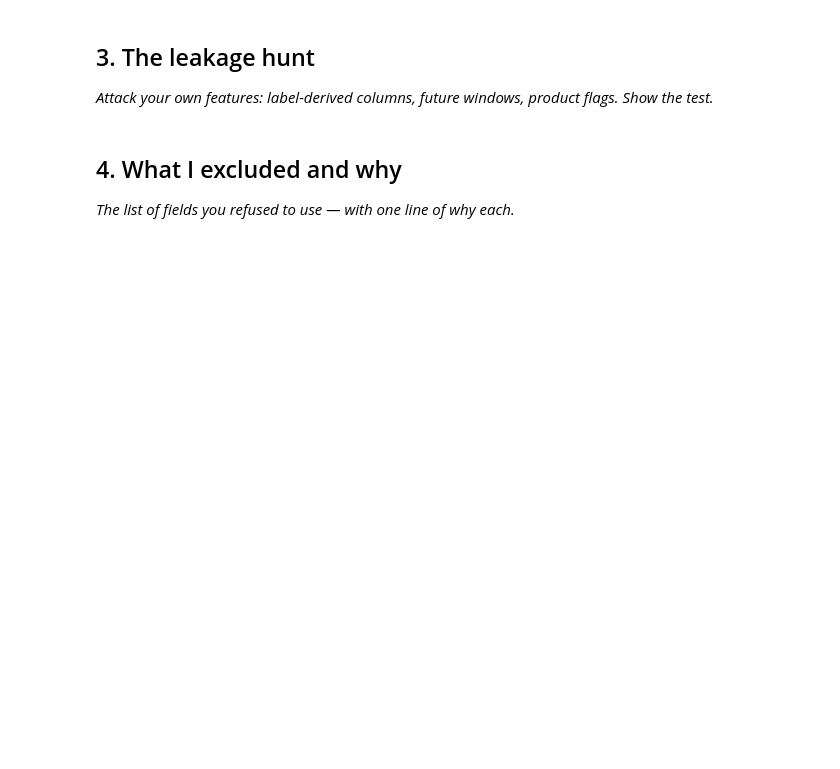
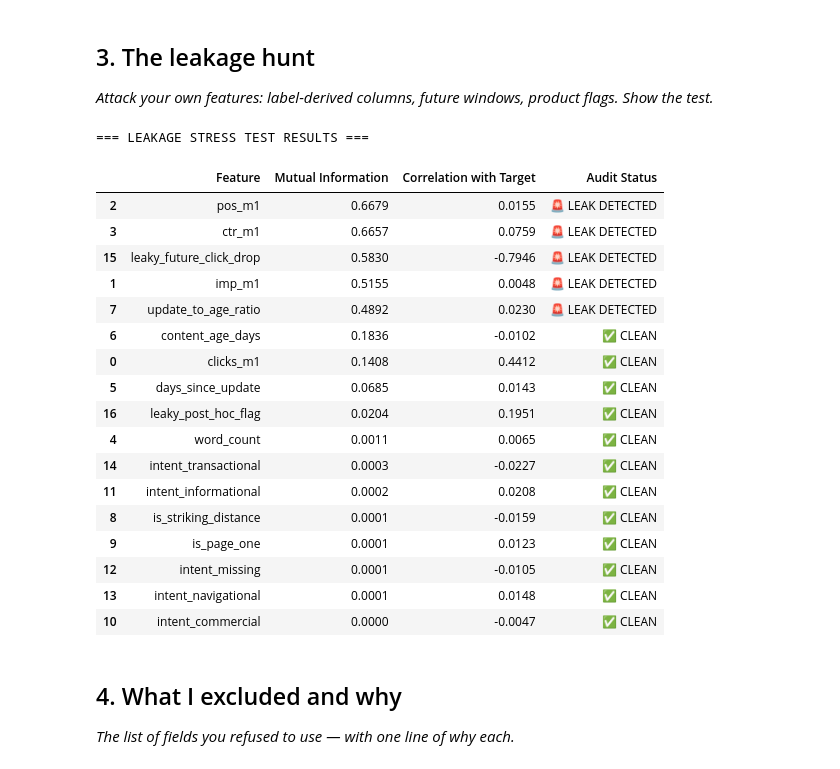
Before and after one commit to nishu-0618/flyrank-ml-internship, a Jupyter notebook: work/notebooks/w03_feature_leakage_check.ipynb, the cells around one changed output. Drawn from its saved outputs; the diff is of its cells as text; code cells hidden in the pictures; blank space fills up the shorter version.

```diff
--- a/work/notebooks/w03_feature_leakage_check.ipynb
+++ b/work/notebooks/w03_feature_leakage_check.ipynb
@@ -30,3 +120,55 @@ This skeleton is yours to fill. Work the sections **in order** — each one has
+# %%
+import numpy as np
+import pandas as pd
+from sklearn.metrics import mutual_info_score
+
+# 1. Simulate suspicious / leaky features to stress-test the validation pipeline
+df['leaky_future_click_drop'] = df['clicks_m2'] - df['clicks_m1']  # Direct label component
+df['leaky_post_hoc_flag'] = (df['clicks_m2'] < 5).astype(int)       # Future state proxy
+
+# 2. Compute correlation and Mutual Information with the target (needs_refresh)
+test_cols = feature_cols + ['leaky_future_click_drop', 'leaky_post_hoc_flag']
+mi_results = []
+
+for col in test_cols:
+    # Calculate Mutual Information
+    mi = mutual_info_score(df[col].astype(str), y.astype(str))
+    # Calculate Linear Correlation where numeric
+    corr = df[col].corr(y) if pd.api.types.is_numeric_dtype(df[col]) else np.nan
+
+    # Audit rule: Suspiciously high MI (> 0.25) indicates label leakage or proxy leakage
+    status = "🚨 LEAK DETECTED" if mi > 0.25 or abs(corr) > 0.70 else "✅ CLEAN"
+
+    mi_results.append({
+        'Feature': col,
+        'Mutual Information': round(mi, 4),
+        'Correlation with Target': round(corr, 4) if not np.isnan(corr) else 'N/A',
+        'Audit Status': status
+    })
+
+leakage_audit_df = pd.DataFrame(mi_results).sort_values(by='Mutual Information', ascending=False)
+print("=== LEAKAGE STRESS TEST RESULTS ===")
+display(leakage_audit_df)
+# %% [output]
+=== LEAKAGE STRESS TEST RESULTS ===
+|  | Feature | Mutual Information | Correlation with Target | Audit Status |
+| 2 | pos_m1 | 0.6679 | 0.0155 | 🚨 LEAK DETECTED |
+| 3 | ctr_m1 | 0.6657 | 0.0759 | 🚨 LEAK DETECTED |
+| 15 | leaky_future_click_drop | 0.5830 | -0.7946 | 🚨 LEAK DETECTED |
+| 1 | imp_m1 | 0.5155 | 0.0048 | 🚨 LEAK DETECTED |
+| 7 | update_to_age_ratio | 0.4892 | 0.0230 | 🚨 LEAK DETECTED |
+| 6 | content_age_days | 0.1836 | -0.0102 | ✅ CLEAN |
+| 0 | clicks_m1 | 0.1408 | 0.4412 | ✅ CLEAN |
+| 5 | days_since_update | 0.0685 | 0.0143 | ✅ CLEAN |
+| 16 | leaky_post_hoc_flag | 0.0204 | 0.1951 | ✅ CLEAN |
+| 4 | word_count | 0.0011 | 0.0065 | ✅ CLEAN |
+| 14 | intent_transactional | 0.0003 | -0.0227 | ✅ CLEAN |
+| 11 | intent_informational | 0.0002 | 0.0208 | ✅ CLEAN |
+| 8 | is_striking_distance | 0.0001 | -0.0159 | ✅ CLEAN |
+| 9 | is_page_one | 0.0001 | 0.0123 | ✅ CLEAN |
+| 12 | intent_missing | 0.0001 | -0.0105 | ✅ CLEAN |
+| 13 | intent_navigational | 0.0001 | 0.0148 | ✅ CLEAN |
+| 10 | intent_commercial | 0.0000 | -0.0047 | ✅ CLEAN |
 # %% [markdown]
 ## 4. What I excluded and why
 
```
Also changed, not shown: parts of 5 cells of this notebook.
